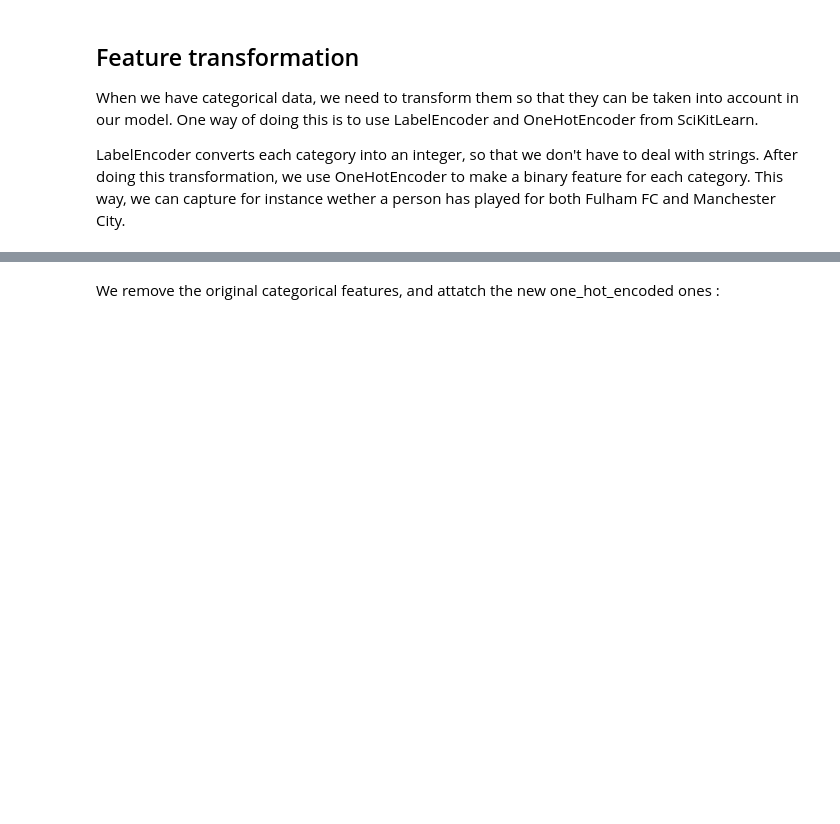
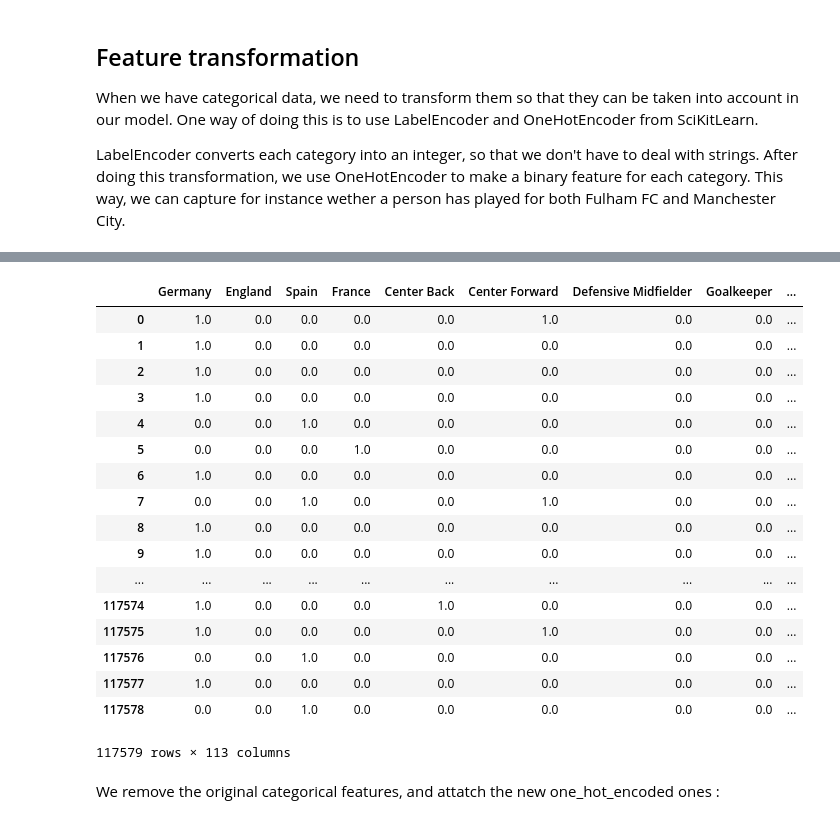
Before and after one commit to PaluchowskiMatthew/ADA-Kepler, a Jupyter notebook: 05 - Applied ML/Applied ML.ipynb, the cells around one changed output, grey strips where cells are left out. Saved outputs shown, nothing was run; the diff lists cells and outputs as text; code cells hidden in the pictures; blank space fills up the shorter version.

```diff
--- a/05 - Applied ML/Applied ML.ipynb
+++ b/05 - Applied ML/Applied ML.ipynb
@@ -120,12 +214,31 @@ label_encoded.head()
 # %%
 # Step 2: Transform each integer into a binary feature
 ## For this, we use OneHotEncoder
 
 one_hot_encoded = OneHotEncoder().fit_transform(label_encoded).toarray()
 
 one_hot_encoded_features = pd.DataFrame(one_hot_encoded, columns=columns)
 
-one_hot_encoded_features.head()
+one_hot_encoded_features
+# %% [output]
+|  | Germany | England | Spain | France | Center Back | Center Forward | Defensive Midfielder | Goalkeeper | ... |
+| 0 | 1.0 | 0.0 | 0.0 | 0.0 | 0.0 | 1.0 | 0.0 | 0.0 | ... |
+| 1 | 1.0 | 0.0 | 0.0 | 0.0 | 0.0 | 0.0 | 0.0 | 0.0 | ... |
+| 2 | 1.0 | 0.0 | 0.0 | 0.0 | 0.0 | 0.0 | 0.0 | 0.0 | ... |
+| 3 | 1.0 | 0.0 | 0.0 | 0.0 | 0.0 | 0.0 | 0.0 | 0.0 | ... |
+| 4 | 0.0 | 0.0 | 1.0 | 0.0 | 0.0 | 0.0 | 0.0 | 0.0 | ... |
+| 5 | 0.0 | 0.0 | 0.0 | 1.0 | 0.0 | 0.0 | 0.0 | 0.0 | ... |
+| 6 | 1.0 | 0.0 | 0.0 | 0.0 | 0.0 | 0.0 | 0.0 | 0.0 | ... |
+| 7 | 0.0 | 0.0 | 1.0 | 0.0 | 0.0 | 1.0 | 0.0 | 0.0 | ... |
+| 8 | 1.0 | 0.0 | 0.0 | 0.0 | 0.0 | 0.0 | 0.0 | 0.0 | ... |
+| 9 | 1.0 | 0.0 | 0.0 | 0.0 | 0.0 | 0.0 | 0.0 | 0.0 | ... |
+| ... | ... | ... | ... | ... | ... | ... | ... | ... | ... |
+| 117574 | 1.0 | 0.0 | 0.0 | 0.0 | 1.0 | 0.0 | 0.0 | 0.0 | ... |
+| 117575 | 1.0 | 0.0 | 0.0 | 0.0 | 0.0 | 1.0 | 0.0 | 0.0 | ... |
+| 117576 | 0.0 | 0.0 | 1.0 | 0.0 | 0.0 | 0.0 | 0.0 | 0.0 | ... |
+| 117577 | 1.0 | 0.0 | 0.0 | 0.0 | 0.0 | 0.0 | 0.0 | 0.0 | ... |
+| 117578 | 0.0 | 0.0 | 1.0 | 0.0 | 0.0 | 0.0 | 0.0 | 0.0 | ... |
+117579 rows × 113 columns
 # %% [markdown]
 We remove the original categorical features, and attatch the new one_hot_encoded ones :
 # %%
```
Also changed, not shown: parts of 29 cells of this notebook.
